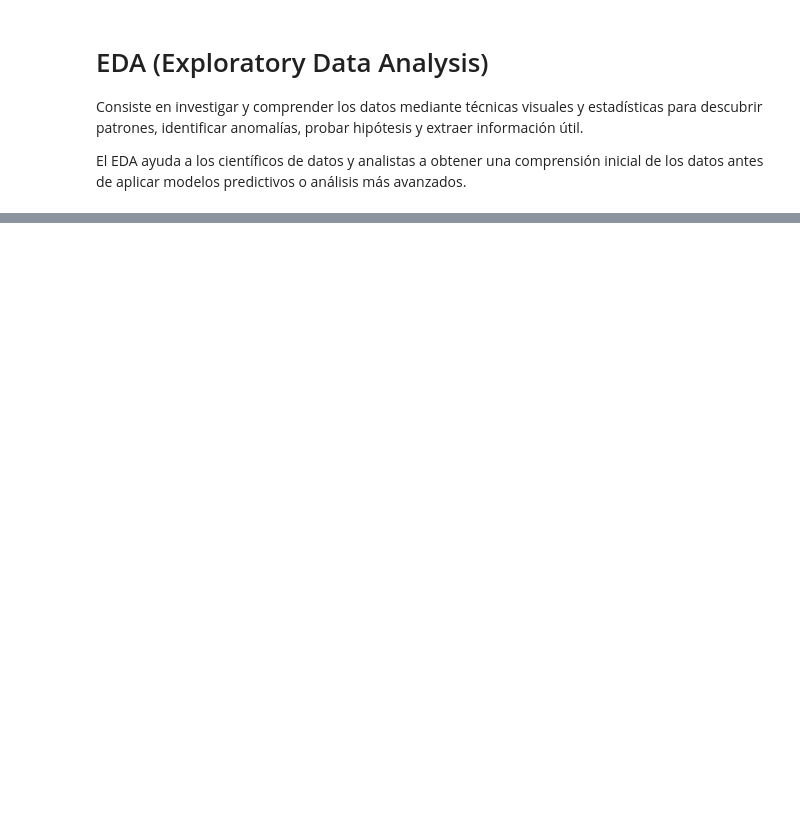
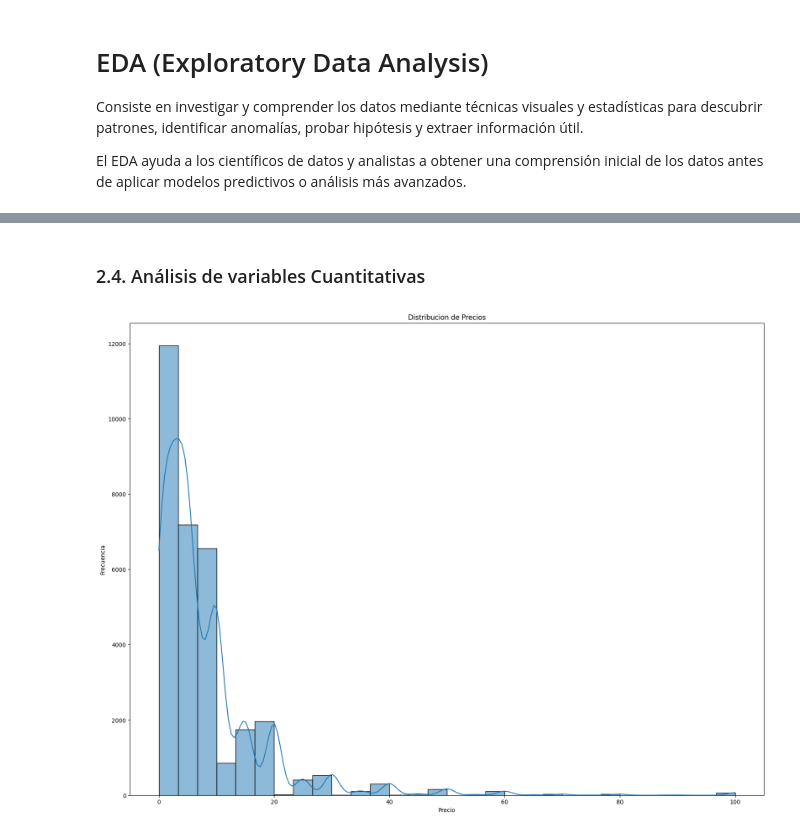
Before and after one commit to Gustavocoello/PI_MLOps_ByGustavo, a Jupyter notebook: EDA/EDA.ipynb, the cells around one changed output, grey strips where cells are left out. Drawn from its saved outputs; the diff is of its cells as text; code cells hidden in the pictures; blank space fills up the shorter version.

```diff
--- a/EDA/EDA.ipynb
+++ b/EDA/EDA.ipynb
@@ -20,0 +254,16 @@ df_reviews = pd.DataFrame(reviews)
+# %%
+# Resetamos el indice
+df_games = df_games.reset_index(drop=True)
+# %% [markdown]
+### 2.4. Análisis de variables Cuantitativas
+# %%
+filtros = df_games[df_games['price']< 100]
+# Veamos su distribucion
+plt.figure(figsize=(20,15))
+sns.histplot(filtros['price'], bins=30, kde=True)
+plt.title('Distribucion de Precios')
+plt.xlabel('Precio')
+plt.ylabel('Frecuencia')
+plt.show()
+# %% [output]
+[figure, added]
```
Also changed, not shown: parts of 63 cells of this notebook.
